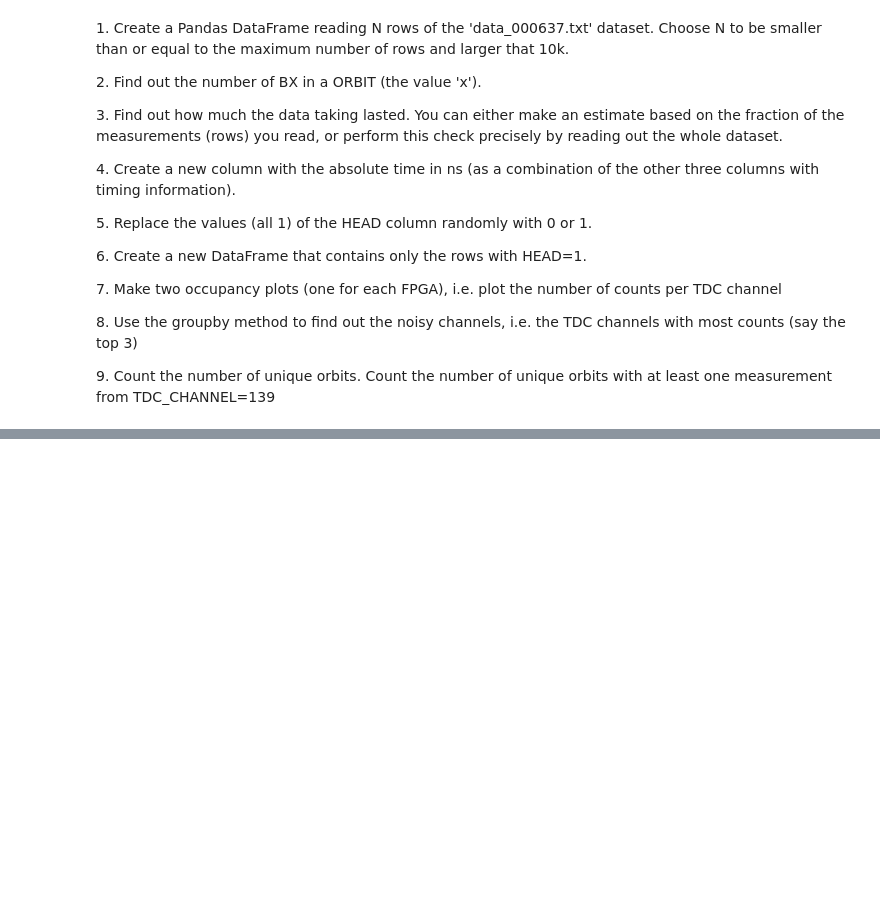
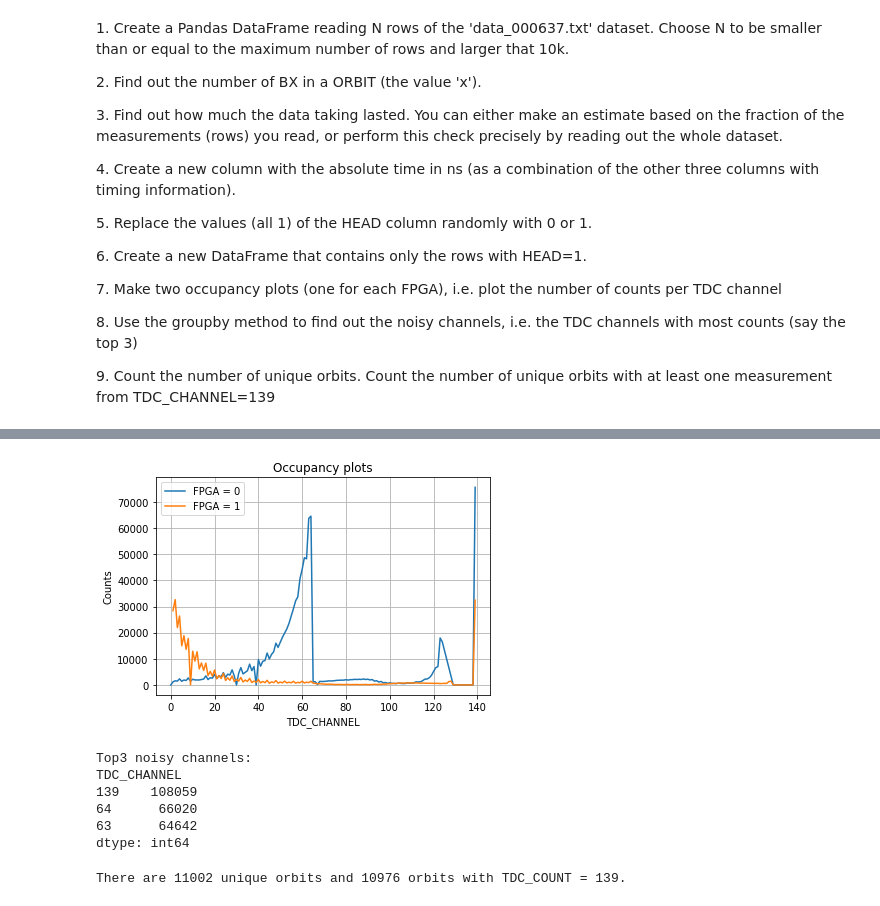
Before and after one commit to pasinfrancesco/LaboratoryOfComputationalPhysics_Y3, a Jupyter notebook: 05ex_Pandas.ipynb, the cells around one changed output, grey strips where cells are left out. Drawn from its saved outputs; the diff is of its cells as text; code cells hidden in the pictures; blank space fills up the shorter version.

```diff
--- a/05ex_Pandas.ipynb
+++ b/05ex_Pandas.ipynb
@@ -25,0 +51,6 @@ This exercise consists in analyzing a dataset containg timing information from a
+# %%
+#Ex 2
+
+#find the maximum (update value) over the BX_COUNTER column
+x = max(df['BX_COUNTER'])
+print("x is equal to:", x)
@@ -25,0 +59,9 @@ This exercise consists in analyzing a dataset containg timing information from a
+# %%
+#Ex 3 - 4
+
+#Add a column representing the instant the measure was taken
+df['time']=df['TDC_MEAS']*25/30+df['BX_COUNTER']*25+df['ORBIT_CNT']*x*25
+
+#take the difference of the 'time' entries bw the last and the first rows
+diff = df.loc[N-1, 'time']-df.loc[0, 'time']
+print("The measurment took", str(diff), "ns, that is", str(diff*10**-9), "s.")
@@ -25,0 +70,7 @@ This exercise consists in analyzing a dataset containg timing information from a
+# %%
+#Ex 5
+
+df['HEAD'] = np.random.randint(0, 2, N+1)
+
+#check
+df.head()
@@ -25,0 +98,47 @@ This exercise consists in analyzing a dataset containg timing information from a
+# %%
+#Ex 7
+
+ch0, num0 = np.unique(df[df['FPGA']==0]['TDC_CHANNEL'], return_counts=True)
+ch1, num1 = np.unique(df[df['FPGA']==1]['TDC_CHANNEL'], return_counts=True)
+
+plt.plot(ch0, num0, label="FPGA = 0")
+plt.plot(ch1, num1, label="FPGA = 1")
+plt.xlabel("TDC_CHANNEL")
+plt.ylabel("Counts")
+plt.legend()
+plt.grid()
+plt.title("Occupancy plots")
+plt.show()
+# %% [output]
+[figure, added]
+# %%
+#Ex 8
+
+noisy = df.groupby(['TDC_CHANNEL']).size().sort_values(ascending=False)
+
+print("Top3 noisy channels:")
+print(noisy[:3])
+# %% [output]
+Top3 noisy channels:
+TDC_CHANNEL
+139    108059
+64      66020
+63      64642
+dtype: int64
+# %%
+#Ex 9
+
+#unique orbits
+u_orbits = np.unique(df['ORBIT_CNT'])
+#number of unique orbits
+nu = len(u_orbits)
+
+
+#unique orbits with TDC_CHANNEL = 139
+u_orbits139 = np.unique(df[df['TDC_CHANNEL']==139]['ORBIT_CNT'])
+#number of unique orbits with TDC_CHANNEL = 139
+nu139 = len(u_orbits139)
+
+print("There are", str(nu), "unique orbits and", str(nu139), "orbits with TDC_COUNT = 139.")
+# %% [output]
+There are 11002 unique orbits and 10976 orbits with TDC_COUNT = 139.
```
Also changed, not shown: parts of 7 cells of this notebook.
